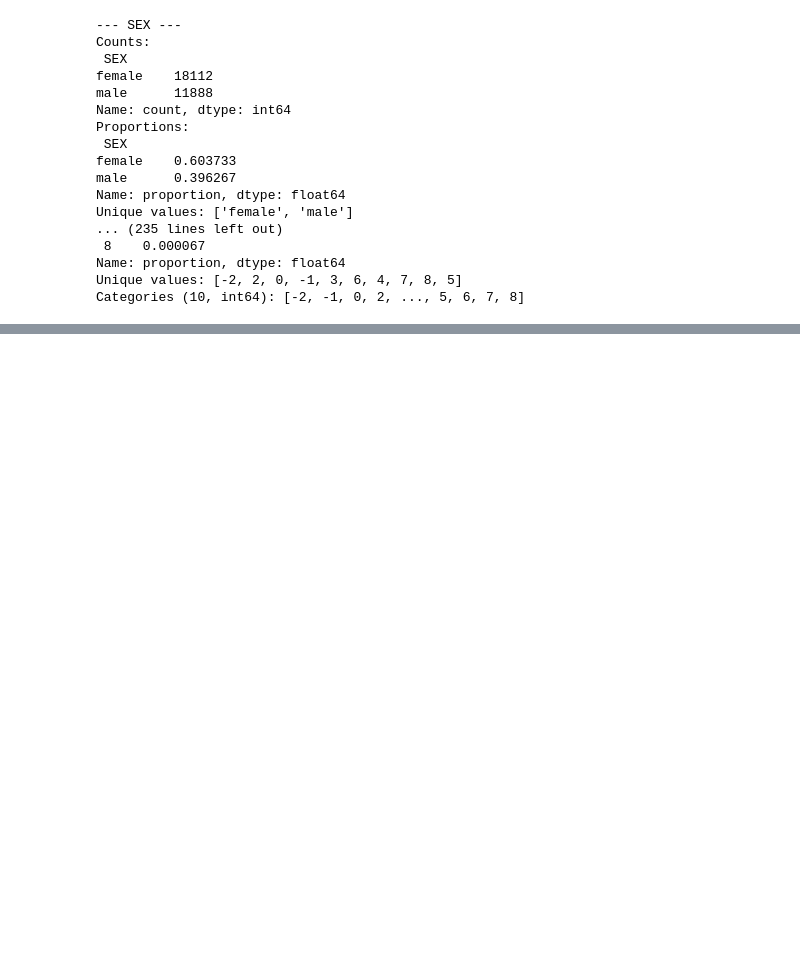
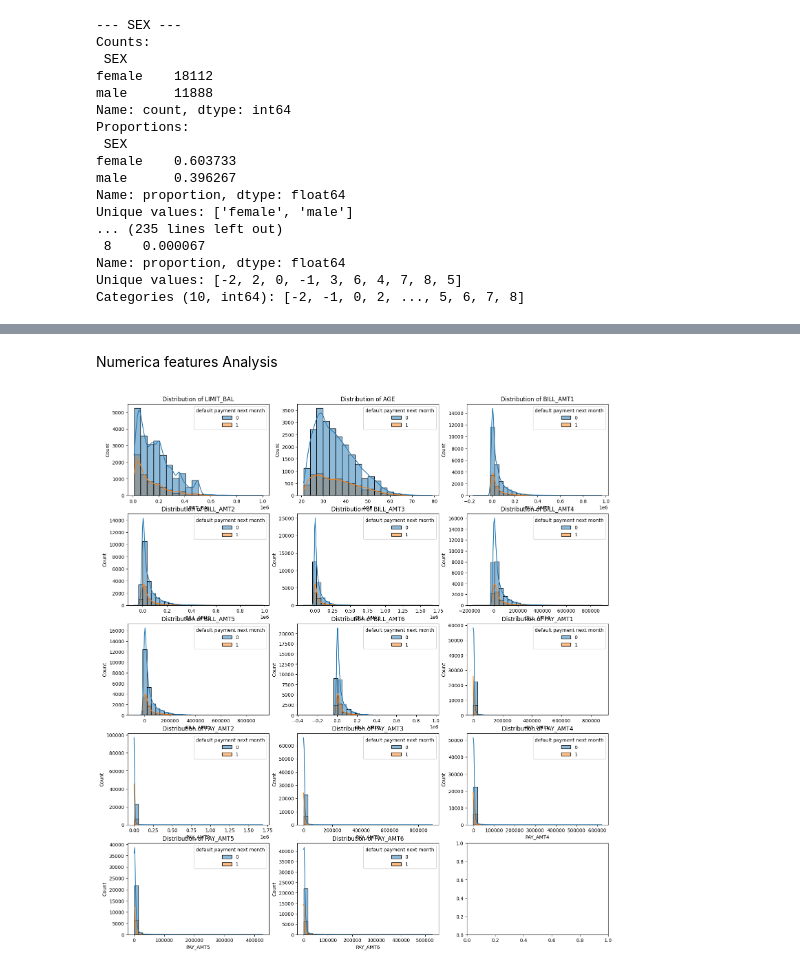
Before and after one commit to Roque97/DS-Project---Predicting-Default-of-Credit-Card-Clients-Taiwan-2005, a Jupyter notebook: notebooks/eda.ipynb, the cells around one changed output, grey strips where cells are left out. Cells and saved outputs as stored; diff of their text form; code cells hidden in the pictures; blank space fills up the shorter version.

```diff
--- a/notebooks/eda.ipynb
+++ b/notebooks/eda.ipynb
@@ -185,0 +203,20 @@ plt.show()
+# %%
+for col in categorical_cols:
+    contingency = pd.crosstab(data[col], data[target])
+    chi2, p, dof, ex = chi2_contingency(contingency)
+
+    # Check minimum expected frequency
+    min_expected = np.min(ex)
+
+    print(f"\n--- {col} ---")
+    print(f"Chi-square: {chi2:.2f}")
+    print(f"p-value: {p:.2e}")
+    print(f"Minimum expected frequency: {min_expected:.2f}")
+
+    # Calculate effect size (Cramér's V)
+    n = contingency.sum().sum()
+    phi2 = chi2/n
+    r, k = contingency.shape
+    cramers_v = np.sqrt(phi2/min(k-1, r-1))
+
+    print(f"Cramér's V: {cramers_v:.4f}")
@@ -185,0 +241,37 @@ plt.show()
+# %% [markdown]
+Numerica features Analysis
+# %%
+# Panel of numerical feature distributions by target, with custom bins
+
+numerical_features = ['LIMIT_BAL', 'AGE', 'BILL_AMT1', 'BILL_AMT2', 'BILL_AMT3', 'BILL_AMT4', 'BILL_AMT5', 'BILL_AMT6',
+                      'PAY_AMT1', 'PAY_AMT2', 'PAY_AMT3', 'PAY_AMT4', 'PAY_AMT5', 'PAY_AMT6']
+
+# Suggest bins for each feature based on their value ranges
+bins_dict = {
+    'LIMIT_BAL': 20,
+    'AGE': 20,
+    'BILL_AMT1': 30,
+    'BILL_AMT2': 30,
+    'BILL_AMT3': 30,
+    'BILL_AMT4': 30,
+    'BILL_AMT5': 30,
+    'BILL_AMT6': 30,
+    'PAY_AMT1': 30,
+    'PAY_AMT2': 30,
+    'PAY_AMT3': 30,
+    'PAY_AMT4': 30,
+    'PAY_AMT5': 30,
+    'PAY_AMT6': 30
+}
+
+n_cols = 3
+n_rows = int(np.ceil(len(numerical_features) / n_cols))
+fig, axes = plt.subplots(n_rows, n_cols, figsize=(6 * n_cols, 4 * n_rows))
+
+for idx, col in enumerate(numerical_features):
+    ax = axes[idx // n_cols, idx % n_cols]
+    bins = bins_dict.get(col, 30)
+    sns.histplot(data, x=col, hue='default payment next month', bins=bins, kde=True, ax=ax)
+    ax.set_title(f'Distribution of {col}')
+# %% [output]
+[figure, added]
```
Also changed, not shown: parts of 10 cells of this notebook, 4 other files.
